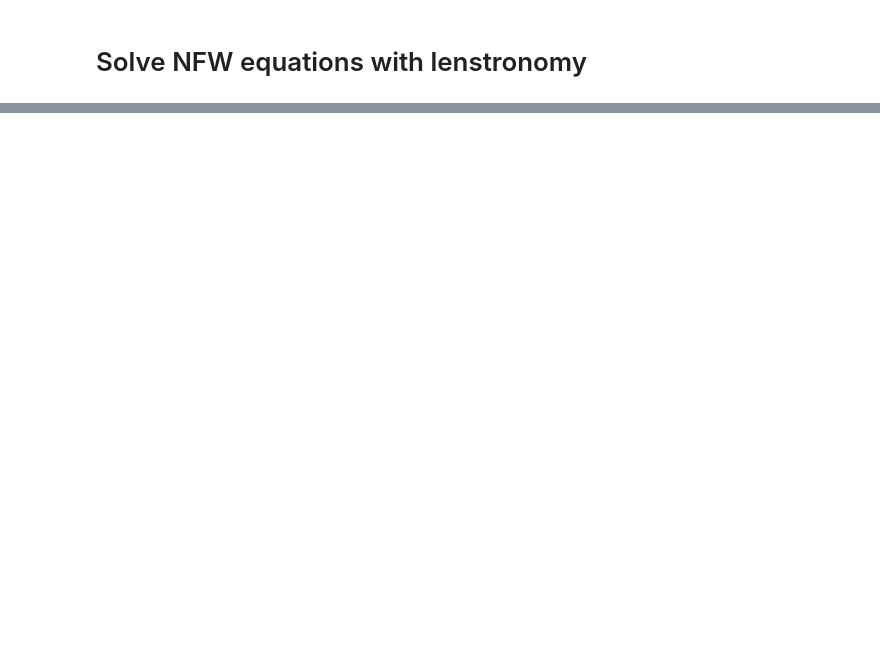
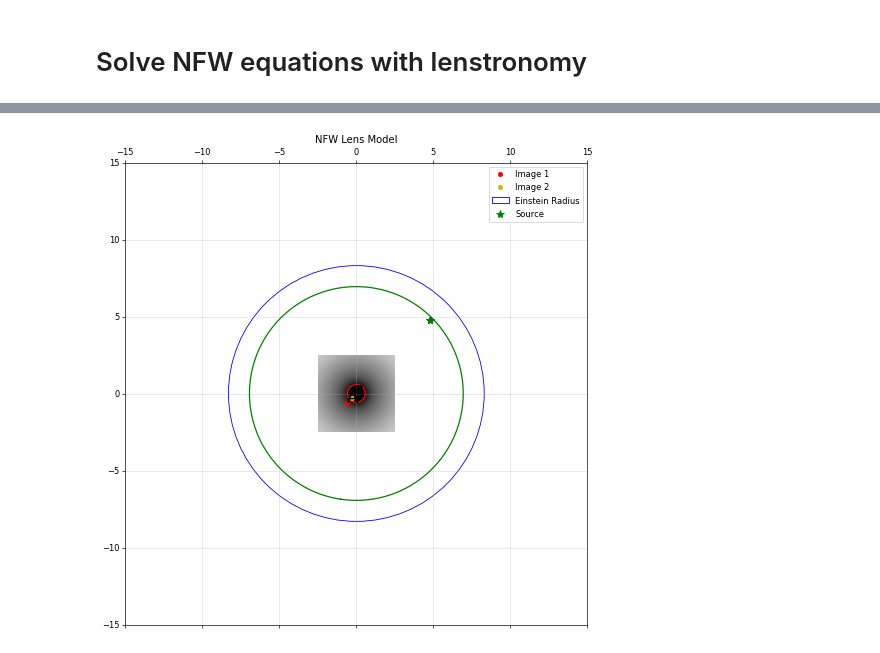
Before and after one commit to lisalyw/surip, a Jupyter notebook: hemanta/NFW lens equation lenstronomy.ipynb, the cells around one changed output, grey strips where cells are left out. Cells and saved outputs as stored; diff of their text form; code cells hidden in the pictures; blank space fills up the shorter version.

```diff
--- a/hemanta/NFW lens equation lenstronomy.ipynb
+++ b/hemanta/NFW lens equation lenstronomy.ipynb
@@ -101,0 +134,40 @@ plt.show()
+# %%
+# plot lens_plot with Einstein radius
+fig, ax = plt.subplots(figsize=(10,10),dpi=60)
+beta_ra, beta_dec = 4.774774774774775, 4.774774774774775
+lens_plot.lens_model_plot(ax,
+    lensModel=lensModel,
+    kwargs_lens=kwargs_nfw,
+    sourcePos_x=beta_ra,
+    sourcePos_y=beta_dec,
+    point_source=True,
+    with_caustics=True,
+    fast_caustic=True,
+    coord_inverse=True,
+)
+
+# image
+# add point size to make it visible
+plt.plot(x_image[0], y_image[0],marker='.',ls='None', color='r', markersize=10, label='Image 1')
+plt.plot(x_image[1], y_image[1],marker='.',ls='None', color='y', markersize=10, label='Image 2')
+
+# circle wrt einsrein radius
+theta_E = einstein_radius_nfw(M200, z_l, z_s, cosmology)
+circle = plt.Circle((0, 0), theta_E, color='b', fill=False, label='Einstein Radius')
+ax.add_artist(circle)
+
+# source
+plt.plot(beta_ra, beta_dec,marker='*',ls='None', color='g', markersize=10, label='Source')
+# legend
+plt.legend()
+plt.title('NFW Lens Model')
+
+ax.set_xlim(-15,15)
+ax.set_ylim(-15,15)
+# show grid
+plt.grid(alpha=0.4)
+# save figure
+plt.savefig('nfw_lens_model2.png')
+plt.show()
+# %% [output]
+[figure, added]
```
Also changed, not shown: parts of 12 cells of this notebook, 4 other files.
